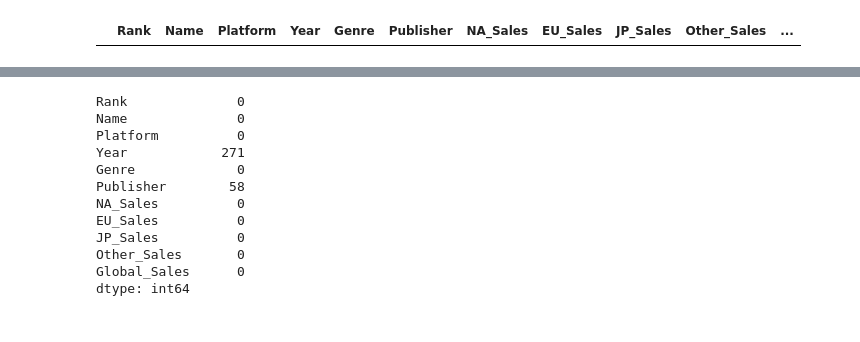
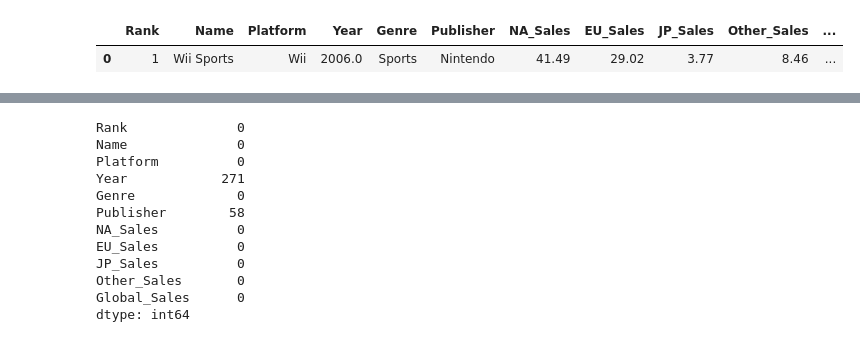
Before and after one commit to silasmaverick/Projects, a Jupyter notebook: Untitled.ipynb, the cells around one changed output, grey strips where cells are left out. Cells and saved outputs as stored; diff of their text form; code cells hidden in the pictures.

```diff
--- a/Untitled.ipynb
+++ b/Untitled.ipynb
@@ -10,6 +10,7 @@ import warnings; warnings.filterwarnings(action='once')
 # %%
 data = pd.read_csv ('vgsales.csv')
 # %%
-data.head(0)
+data.head(1)
 # %% [output]
 |  | Rank | Name | Platform | Year | Genre | Publisher | NA_Sales | EU_Sales | JP_Sales | Other_Sales | ... |
+| 0 | 1 | Wii Sports | Wii | 2006.0 | Sports | Nintendo | 41.49 | 29.02 | 3.77 | 8.46 | ... |
```
Also changed, not shown: parts of 23 cells of this notebook.
